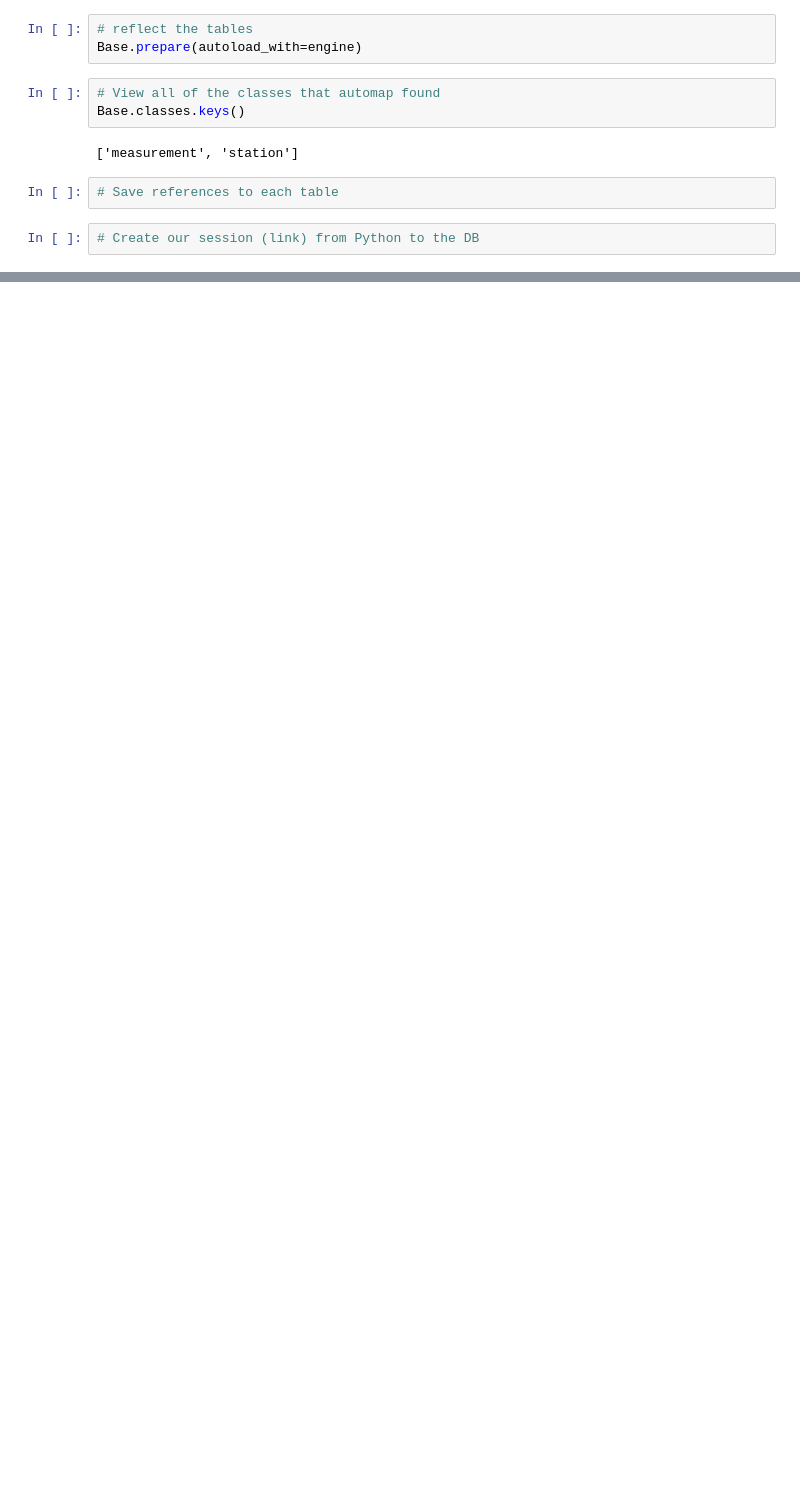
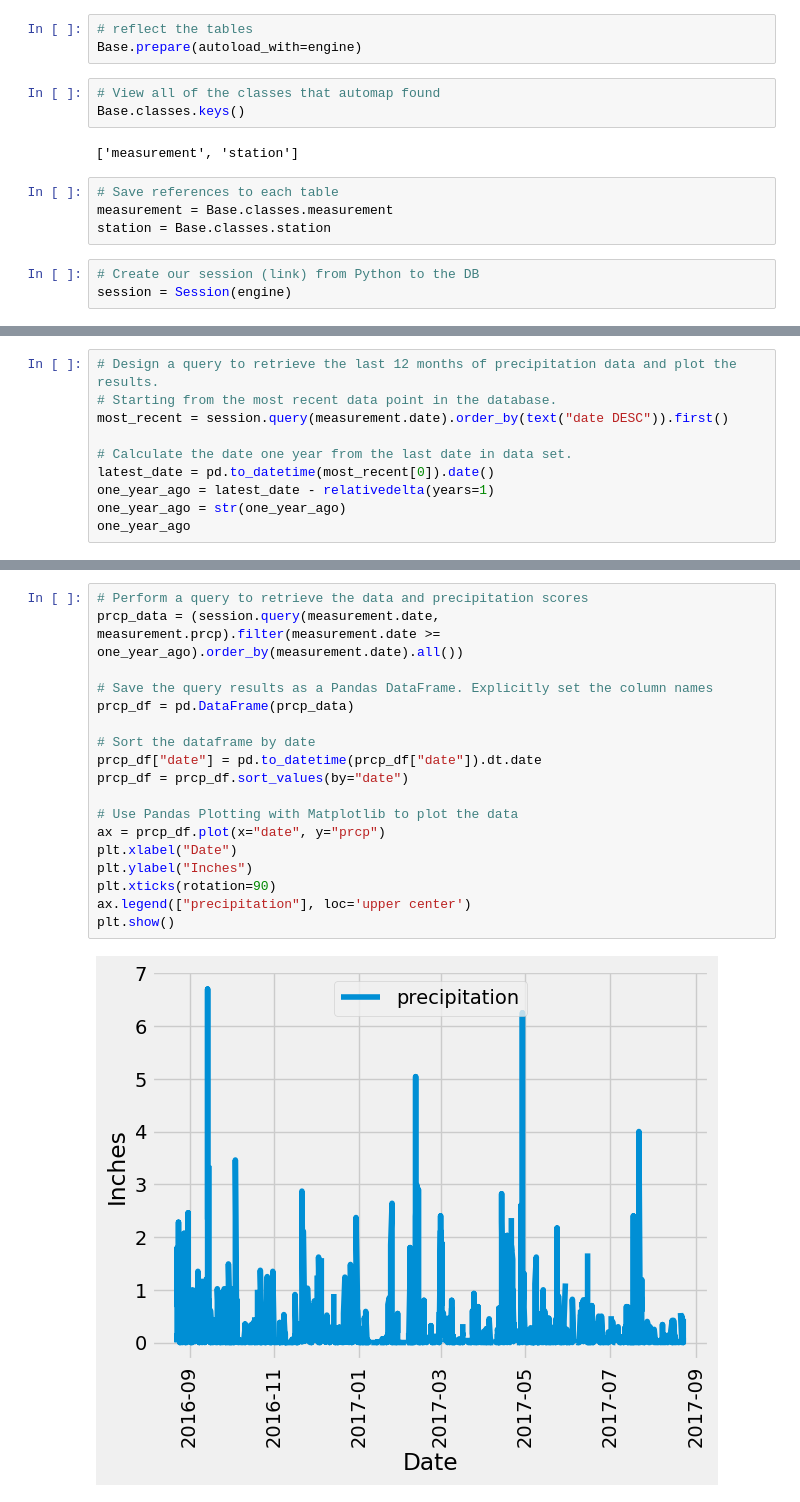
Before and after one commit to griffinracey/sqlalchemy-challenge, a Jupyter notebook: SurfsUp/SurfsUp.ipynb, the cells around one changed output, grey strips where cells are left out. Saved outputs shown, nothing was run; the diff lists cells and outputs as text; blank space fills up the shorter version.

Commit message:
precipitation analysis

```diff
--- a/SurfsUp/SurfsUp.ipynb
+++ b/SurfsUp/SurfsUp.ipynb
@@ -33,5 +32,8 @@ Base.classes.keys()
 ['measurement', 'station']
 # %%
 # Save references to each table
+measurement = Base.classes.measurement
+station = Base.classes.station
 # %%
 # Create our session (link) from Python to the DB
+session = Session(engine)
@@ -37,0 +47,10 @@ Base.classes.keys()
+# %%
+# Design a query to retrieve the last 12 months of precipitation data and plot the results.
+# Starting from the most recent data point in the database.
+most_recent = session.query(measurement.date).order_by(text("date DESC")).first()
+
+# Calculate the date one year from the last date in data set.
+latest_date = pd.to_datetime(most_recent[0]).date()
+one_year_ago = latest_date - relativedelta(years=1)
+one_year_ago = str(one_year_ago)
+one_year_ago
@@ -37,0 +59,20 @@ Base.classes.keys()
+# %%
+# Perform a query to retrieve the data and precipitation scores
+prcp_data = (session.query(measurement.date, measurement.prcp).filter(measurement.date >= one_year_ago).order_by(measurement.date).all())
+
+# Save the query results as a Pandas DataFrame. Explicitly set the column names
+prcp_df = pd.DataFrame(prcp_data)
+
+# Sort the dataframe by date
+prcp_df["date"] = pd.to_datetime(prcp_df["date"]).dt.date
+prcp_df = prcp_df.sort_values(by="date")
+
+# Use Pandas Plotting with Matplotlib to plot the data
+ax = prcp_df.plot(x="date", y="prcp")
+plt.xlabel("Date")
+plt.ylabel("Inches")
+plt.xticks(rotation=90)
+ax.legend(["precipitation"], loc='upper center')
+plt.show()
+# %% [output]
+[figure, added]
```
Also changed, not shown: parts of 13 cells of this notebook.
